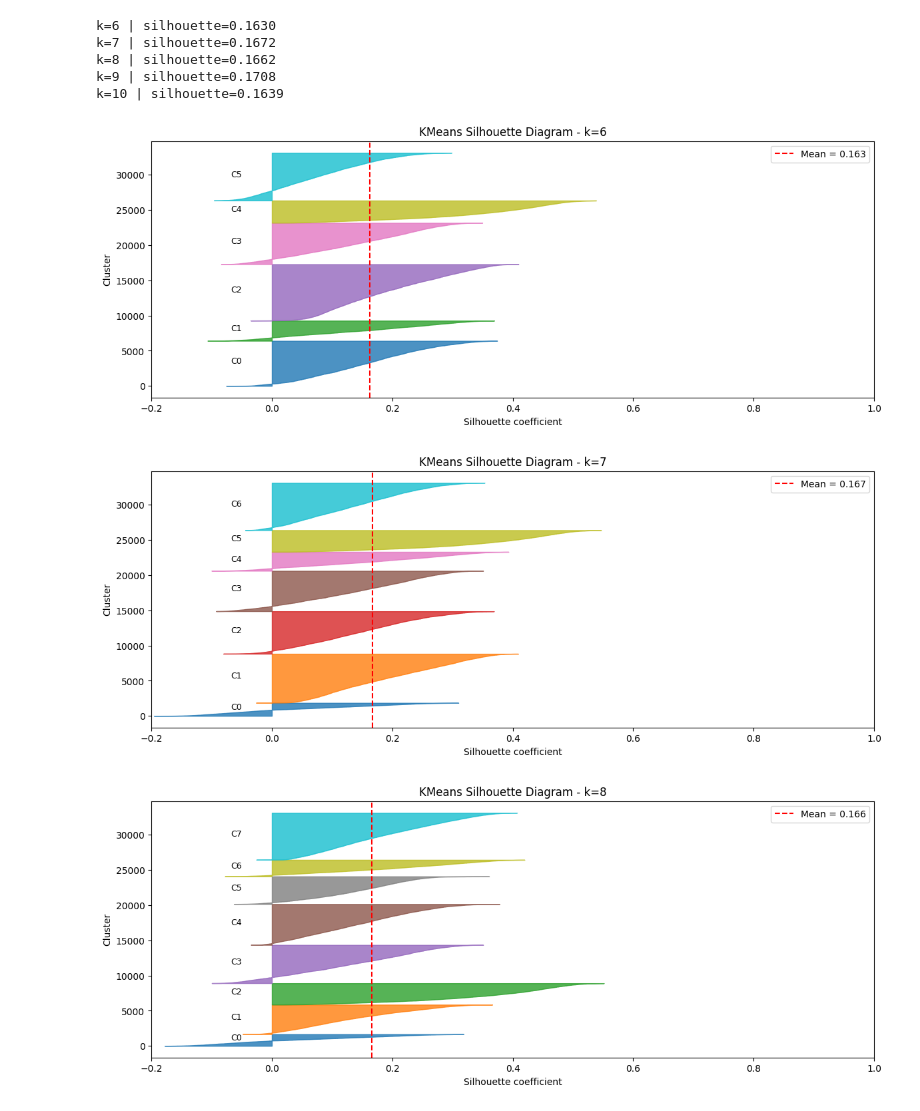
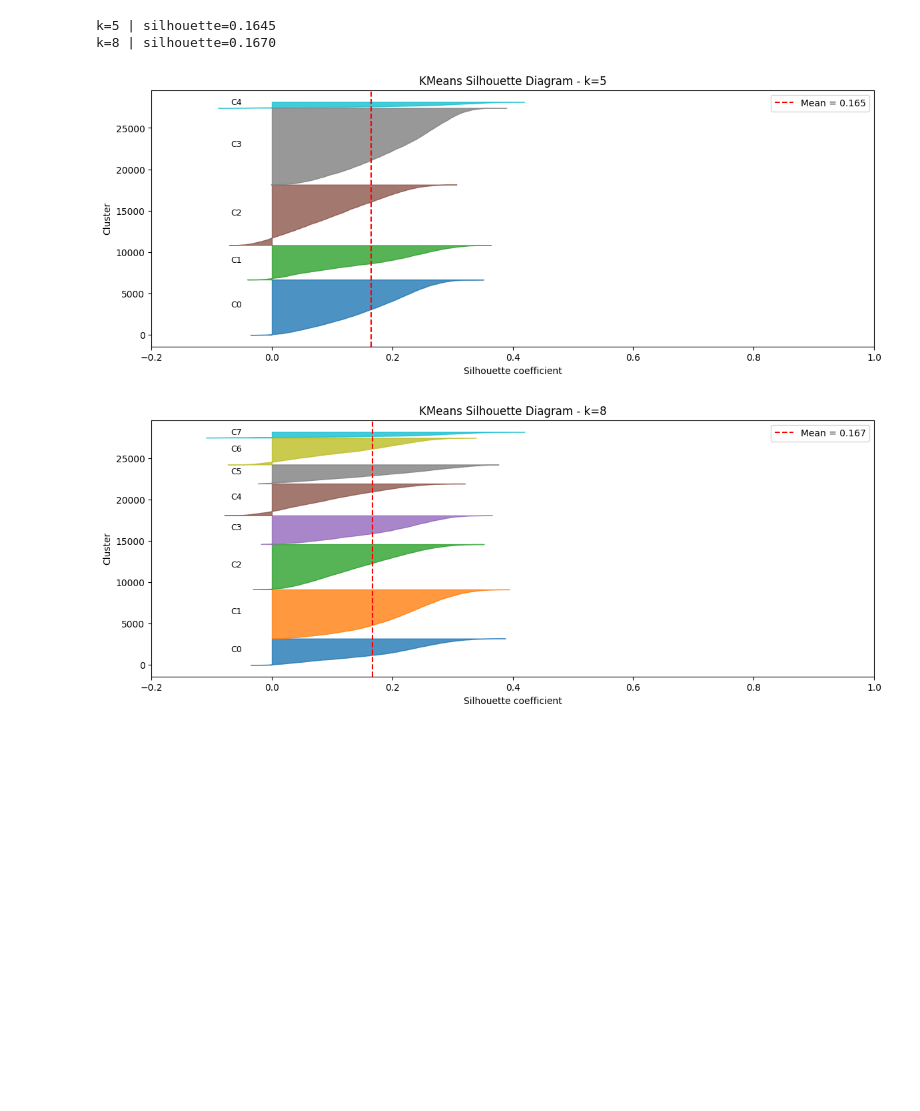
Before and after one commit to tiago2806/ml_project, a Jupyter notebook: notebooks/03_modelling.ipynb, the cells around one changed output. Drawn from its saved outputs; the diff is of its cells as text; code cells hidden in the pictures; blank space fills up the shorter version.

```diff
--- a/notebooks/03_modelling.ipynb
+++ b/notebooks/03_modelling.ipynb
@@ -42,7 +25,8 @@ from clustering import(
     plot_silhouette
 )
 # %%
-dataset = pd.read_csv('../data/clean_customer_info.csv', index_col= 0)
+dataset = pd.read_csv('../data/final_dataset.csv', index_col= 0)
 
+print(dataset.shape)
 dataset.head()
 # %% [output]
@@ -75,16 +42,19 @@ Geospatial variables (latitude, longitude) were also **excluded** to prevent the
 # %%
 features = [
-    'customer_age',
-    'number_complaints',
+    "customer_age",
+    "number_complaints",
+    'distinct_stores_visited',
     'total_children',
-    'years_tenure',
-    'distinct_stores_visited',
+    "percentage_of_products_bought_promotion",
+    "lifetime_spend_vegetables",
+    "lifetime_spend_meat_fish",
+    "lifetime_spend_electronics_videogames",
+    "lifetime_spend_nonalcohol_drinks",
+    "lifetime_spend_alcohol_drinks",
+    "lifetime_spend_hygiene",
+    "lifetime_spend_petfood",
+    'years_tenure'
 
-    'percentage_of_products_bought_promotion',
-    'perc_spend_vegetables',
-    'perc_spend_meat_fish',
-    'perc_spend_tech_entertainment',
-    'perc_spend_hygiene',
 ]
 
 X = dataset[features].copy()
@@ -105,12 +70,19 @@ Also, as it was not necessary to use the `lifetime_spend` columns as they were o
 # %%
-X_scaled = scaling(X) #Standard Scaler
+
+# Aplica log1p (log(x+1)) a todas as spend features ANTES do scaling
+spend_cols = [col for col in features if 'lifetime_spend' in col]
+X_log = X.copy()
+X_log[spend_cols] = np.log1p(X_log[spend_cols])
+
+# Depois faz o scaling normalmente
+X_scaled = scaling(X_log)
 # %%
-K_range = 15
+K_range = 11
 
 inertias = []
 
 for k in range(2, K_range+1):
-    experimental_kmeans = KMeans(n_clusters=k, random_state=42).fit(X_scaled)
+    experimental_kmeans = KMeans(n_clusters=k, random_state=42, n_init=10).fit(X_scaled)
     inertias.append(experimental_kmeans.inertia_)
 
 plt.plot(range(2, K_range+1), inertias, marker='o')
@@ -138,21 +110,17 @@ plt.show()
 # %%
-for k in [6, 7, 8, 9, 10]:
+for k in [5,8]:
     experimental_kmeans = KMeans(n_clusters=k, random_state=42, n_init=10)
     labels = experimental_kmeans.fit_predict(X_scaled)
 
     score = plot_silhouette(
         X_scaled,
         labels,
         title=f"KMeans Silhouette Diagram - k={k}"
     )
 
     print(f"k={k} | silhouette={score:.4f}")
 # %% [output]
-k=6 | silhouette=0.1630
-k=7 | silhouette=0.1672
-k=8 | silhouette=0.1662
-k=9 | silhouette=0.1708
-k=10 | silhouette=0.1639
+k=5 | silhouette=0.1645
+k=8 | silhouette=0.1670
-[figure, old version]
+[figure, new version]
-[figure, old version]
+[figure, new version]
-[figure, removed]
```
Also changed, not shown: parts of 37 cells of this notebook.
